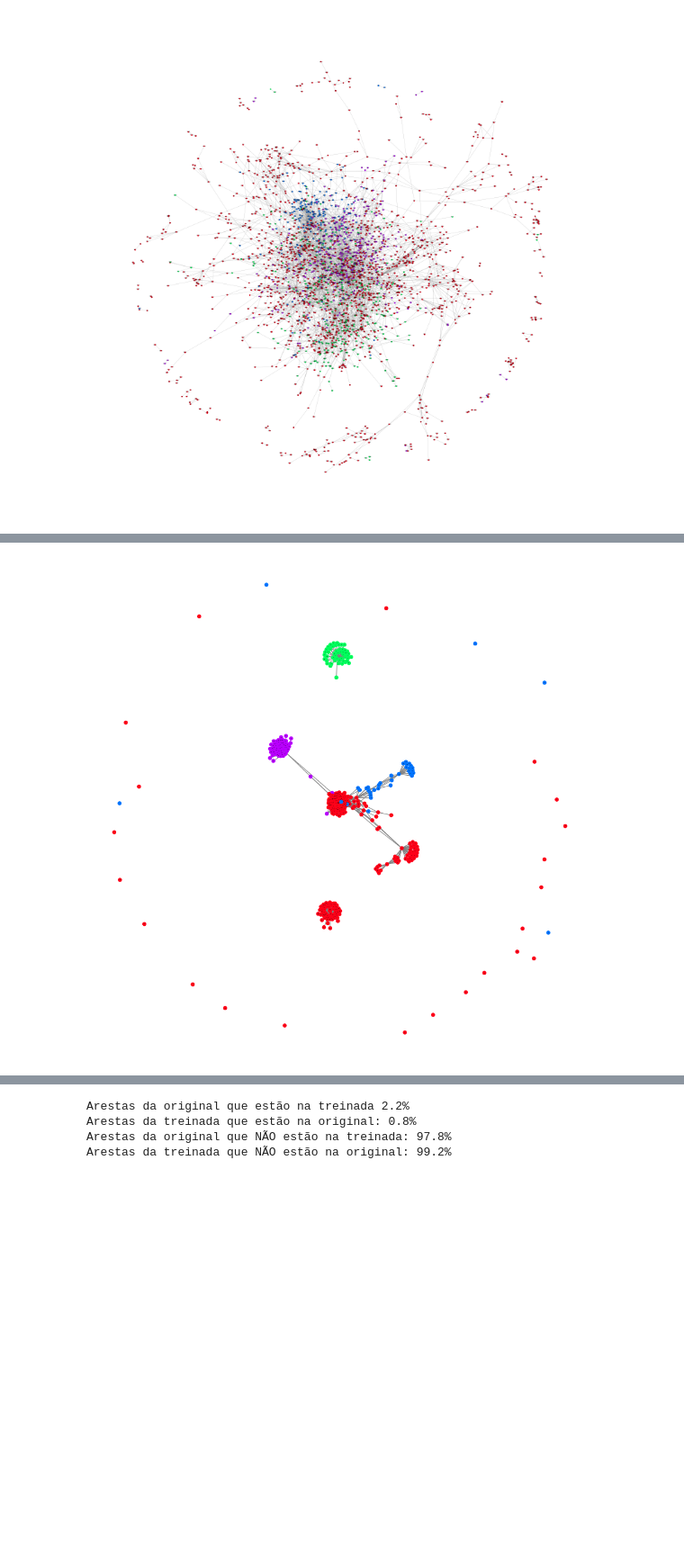
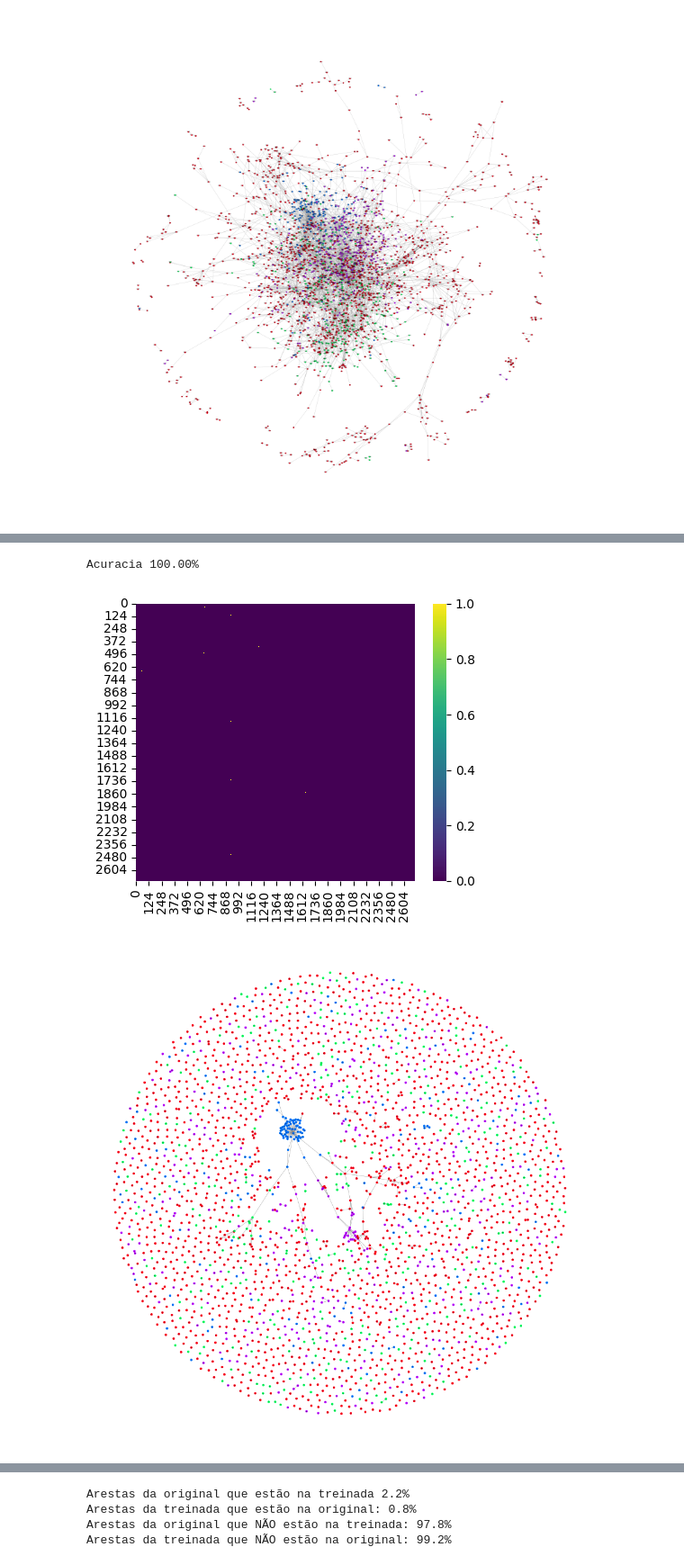
Before and after one commit to filipebcsilva/GCN-TUTORIAL, a Jupyter notebook: planetoid DGCN copy.ipynb, the cells around one changed output, grey strips where cells are left out. Shown at 90% size. Drawn from its saved outputs; the diff is of its cells as text; code cells hidden in the pictures; blank space fills up the shorter version.

Commit message:
testes com sigmoid

```diff
--- a/planetoid DGCN copy.ipynb
+++ b/planetoid DGCN copy.ipynb
@@ -91,7 +94,7 @@ class DenseGCN(torch.nn.Module):
 
     def forward(self, x):
         # adj_positive = F.sigmoid(self.adj_param)
-        adj_positive = sharp_sigmoid(self.adj_param) # F.softmax(self.adj_param, dim=-1)
+        adj_positive = sharp_sigmoid(self.adj_param, SHARPNESS, THRESHOLD) # F.softmax(self.adj_param, dim=-1)
         # adj_positive = gumbel_sigmoid(self.adj_param)
 
         olho = torch.eye(adj_positive.size(-1), device=adj_positive.device)
@@ -106,18 +109,18 @@ class DenseGCN(torch.nn.Module):
 
         return x
 # %%
-num_nos_mini = 400
+# num_nos_mini = 400
 
-x_mini = data.x[:num_nos_mini].unsqueeze(0).to('cuda')
-y_mini = data.y[:num_nos_mini].to('cuda')
-mask_mini = data.train_mask[:num_nos_mini].to('cuda')
+# x_mini = data.x[:num_nos_mini].unsqueeze(0).to('cuda')
+# y_mini = data.y[:num_nos_mini].to('cuda')
+# mask_mini = data.train_mask[:num_nos_mini].to('cuda')
 
-adj_inicial = torch.rand((num_nos_mini, num_nos_mini)) * 0.04 + 0.01
+adj_inicial = torch.rand((data.num_nodes, data.num_nodes)) * 0.04 + 0.01
 adj_inicial = adj_inicial.unsqueeze(0).to('cuda')
 
 model = DenseGCN(adj_inicial).to('cuda')
 criterion = torch.nn.CrossEntropyLoss()
-optimizer = torch.optim.Adam(model.parameters(), lr=0.02)
+optimizer = torch.optim.Adam(model.parameters(), lr=0.005)
 
 def accuracy(pred_y, y):
     return (pred_y == y).sum() / len(y)
@@ -134,13 +137,13 @@ for epoch in range(401):
     optimizer.zero_grad()
 
     # Forward pass
-    z = model(x_mini)
+    z = model(data.x.unsqueeze(0).to('cuda'))
     z = z.squeeze(0)
     # Calculate loss function
-    loss = criterion(z, y_mini) + sharp_sigmoid(model.adj_param).sum() * 0.00005 # Regularization term
+    loss = criterion(z, data.y.to('cuda')) + sharp_sigmoid(model.adj_param, SHARPNESS, THRESHOLD ).sum() * 0.0000025 # Regularization term
 
     # Calculate accuracy
-    acc = accuracy(z.argmax(dim=1), y_mini)
+    acc = accuracy(z.argmax(dim=1), data.y.to('cuda'))
 
     # Compute gradients
     loss.backward()
@@ -155,10 +158,10 @@ for epoch in range(401):
 
     # Print metrics every 10 epochs
     if epoch % 50 == 0:
-        adj_now = sharp_sigmoid(model.adj_param).detach().cpu().numpy()
-        plt.figure(figsize=(5, 4))
-        sns.heatmap(adj_now.squeeze(0), cmap="viridis", vmin=0, vmax=1)
-        plt.show()
+        # adj_now = sharp_sigmoid(model.adj_param).detach().cpu().numpy()
+        # plt.figure(figsize=(5, 4))
+        # sns.heatmap(adj_now.squeeze(0), cmap="viridis", vmin=0, vmax=1)
+        # plt.show()
         print(f'Epoch {epoch:>3} | Loss: {loss:.2f} | Acc: {acc*100:.2f}%')
     # if acc == 1.0:
     #     print(f'Perfect accuracy reached at epoch {epoch}. Stopping training.')
@@ -180,31 +179,53 @@ Epoch 250 | Loss: 0.04 | Acc: 100.00%
+# %%
+model.eval()
+
+with torch.no_grad():
+    x_cuda = data.x.to('cuda')
+    y_cuda = data.y.to('cuda')
+    mask_cuda = data.test_mask.to('cuda')
+
+    out = model(x_cuda)
+
+    pred = out.squeeze(0).argmax(dim=1)
+
+    acc = (pred[mask_cuda] == y_cuda[mask_cuda]).float().mean()
+
+print(f"Acuracia {acc.item() * 100:.2f}%")
+# %% [output]
+Acuracia 100.00%
 # %%
 from torch_geometric.utils import dense_to_sparse
 from torch_geometric.data import Data
 from torch_geometric.utils import to_networkx
 import torch
-adj = sharp_sigmoid(model.adj_param).detach().cpu().squeeze(0).numpy()
+adj = sharp_sigmoid(model.adj_param, SHARPNESS, THRESHOLD).detach().cpu().squeeze(0).numpy()
 
-adj = np.where(adj > 0.7,1, 0)
+adj = np.where(adj >= 0.7,1, 0)
+
+plt.figure(figsize=(5, 4))
+sns.heatmap(adj, cmap="viridis", vmin=0, vmax=1)
+plt.show()
 
 edge_index, edge_weight = dense_to_sparse(torch.from_numpy(adj))
-data_view = Data(edge_index=edge_index,num_nodes=400)
+data_view = Data(edge_index=edge_index,num_nodes=data.num_nodes)
 
 
 G = to_networkx(data_view, to_undirected=True)
 plt.figure(figsize=(12,12))
 plt.axis('off')
 nx.draw_networkx(G,
                 pos=nx.spring_layout(G, seed=0),
                 with_labels=True,
-                node_size=20,
-                node_color=y_mini.cpu().numpy(),
+                node_size=5,
+                node_color=data.y.cpu().numpy(),
                 cmap="hsv",
                 vmin=-2,
                 vmax=3,
-                width=0.8,
+                width=0.3,
                 edge_color="grey",
                 font_size=1
                 )
 plt.show()
 # %% [output]
-[figure, old version]
+[figure, new version]
+[figure, added]
```
Also changed, not shown: parts of 5 cells of this notebook, 2 other files.
